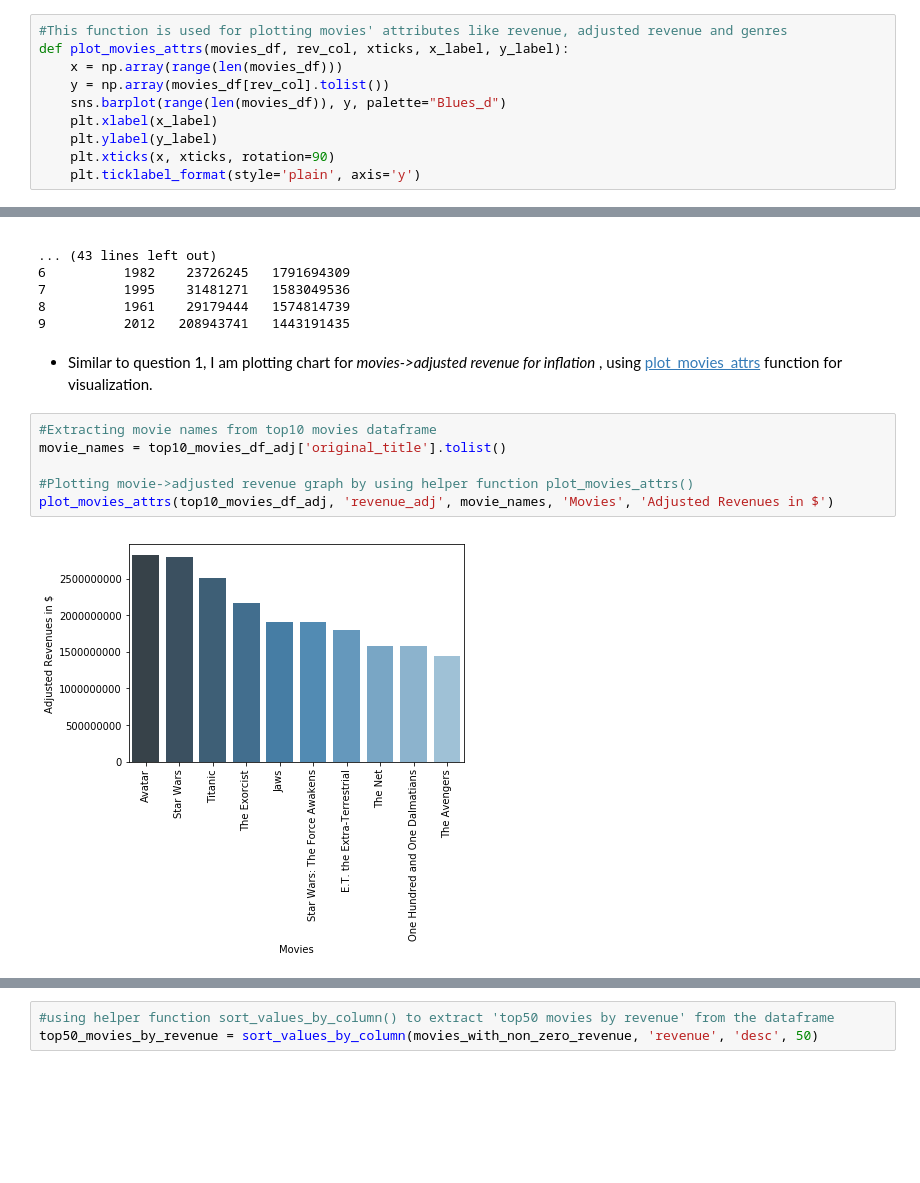
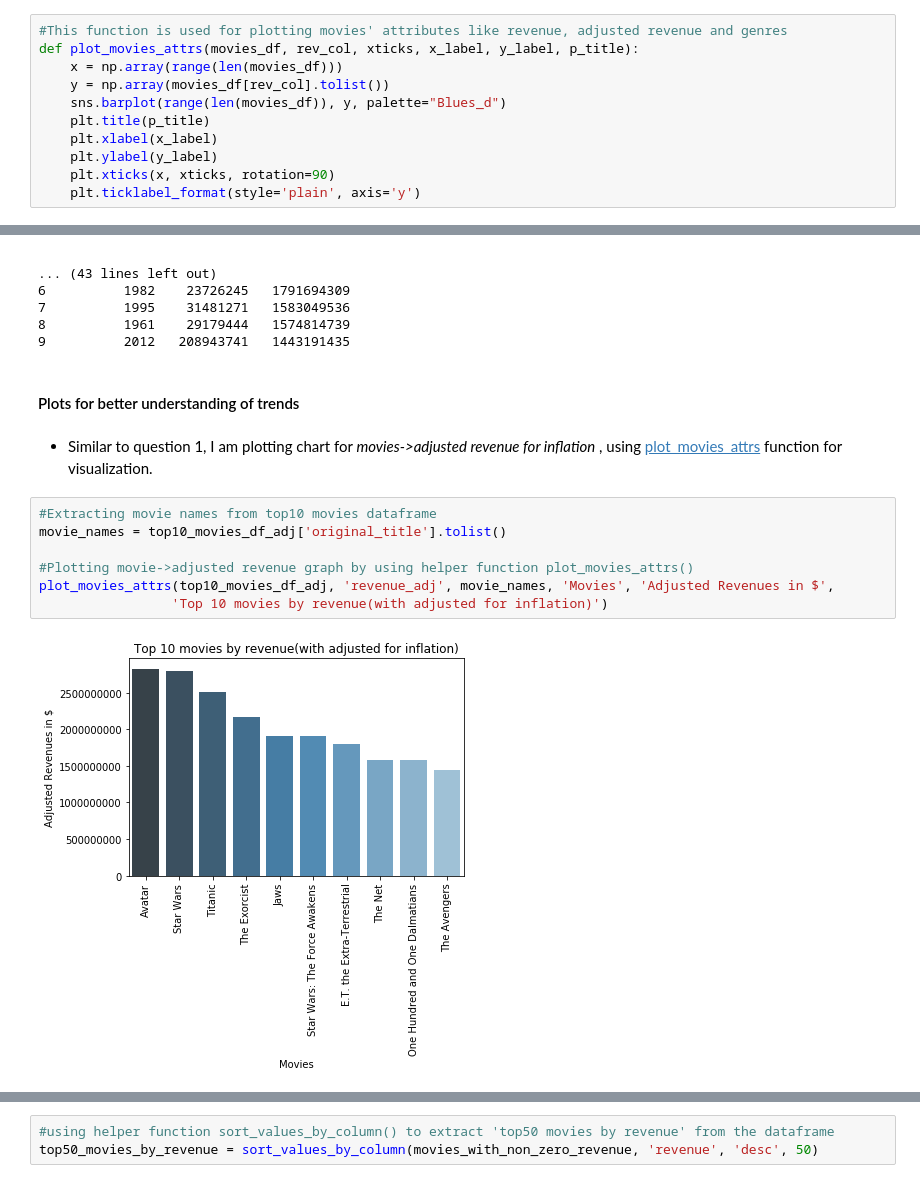
Before and after one commit to TheHexa1/machine-learning-foundation-nanodegree-udacity, a Jupyter notebook: Project_4/project_4_notebook.ipynb, the cells around one changed output, grey strips where cells are left out. Saved outputs shown, nothing was run; the diff lists cells and outputs as text; blank space fills up the shorter version.

```diff
--- a/Project_4/project_4_notebook.ipynb
+++ b/Project_4/project_4_notebook.ipynb
@@ -179,10 +178,11 @@ def top50_movies_properties_chart(y_label, col_name, thresold):
 ### plot_movies_attrs
 # %%
 #This function is used for plotting movies' attributes like revenue, adjusted revenue and genres
-def plot_movies_attrs(movies_df, rev_col, xticks, x_label, y_label):
+def plot_movies_attrs(movies_df, rev_col, xticks, x_label, y_label, p_title):
     x = np.array(range(len(movies_df)))
     y = np.array(movies_df[rev_col].tolist())
     sns.barplot(range(len(movies_df)), y, palette="Blues_d")
+    plt.title(p_title)
     plt.xlabel(x_label)
     plt.ylabel(y_label)
     plt.xticks(x, xticks, rotation=90)
@@ -288,13 +313,16 @@ print top10_movies_df_adj
 7          1995    31481271   1583049536
 8          1961    29179444   1574814739
 9          2012   208943741   1443191435
+# %% [markdown]
+#### Plots for better understanding of trends
 # %% [markdown]
 - Similar to question 1, I am plotting chart for *movies->adjusted revenue for inflation* , using <a href="#pma">plot_movies_attrs</a> function for visualization.
 # %%
 #Extracting movie names from top10 movies dataframe
 movie_names = top10_movies_df_adj['original_title'].tolist()
 
 #Plotting movie->adjusted revenue graph by using helper function plot_movies_attrs()
-plot_movies_attrs(top10_movies_df_adj, 'revenue_adj', movie_names, 'Movies', 'Adjusted Revenues in $')
+plot_movies_attrs(top10_movies_df_adj, 'revenue_adj', movie_names, 'Movies', 'Adjusted Revenues in $',
+                 'Top 10 movies by revenue(with adjusted for inflation)')
 # %% [output]
-[figure, old version]
+[figure, new version]
```
Also changed, not shown: parts of 71 cells of this notebook, 1 other file.
